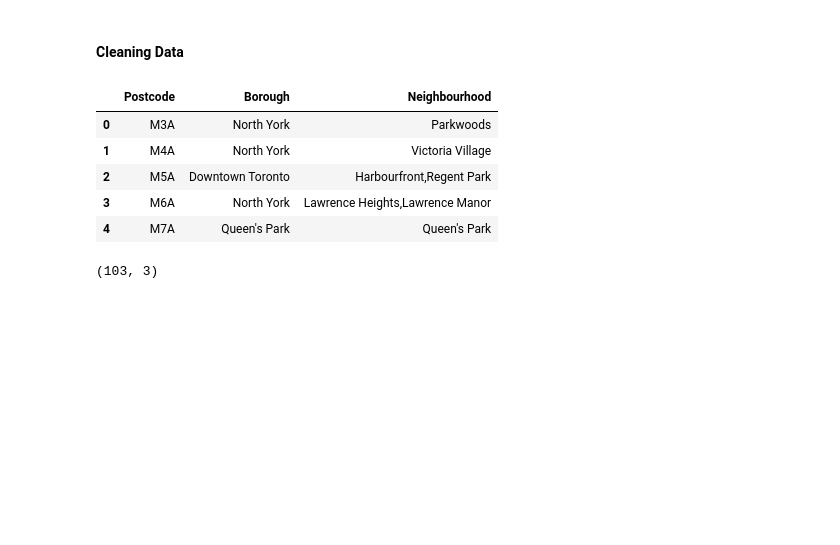
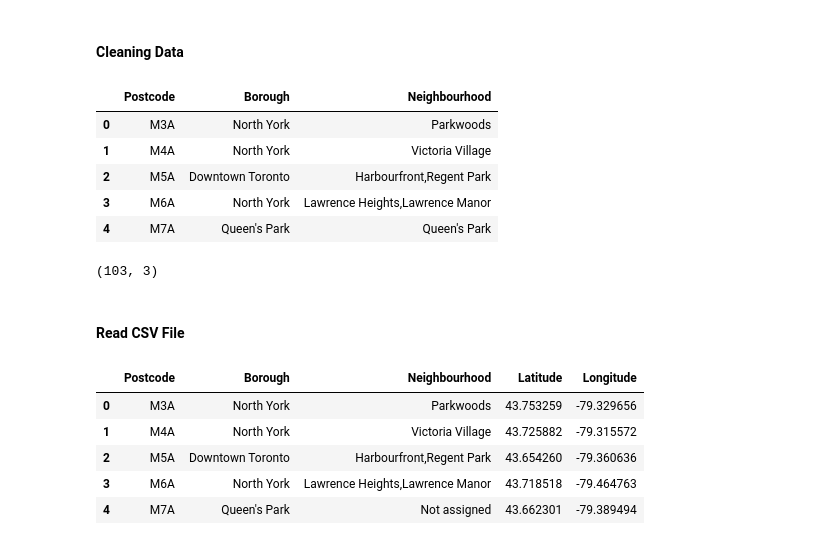
Before and after one commit to skhiearth/Coursera-IBM-Segmenting-and-Clustering-Neighborhoods-in-Toronto, a Jupyter notebook: Toronto Neighborhood Clustering.ipynb, the cells around one changed output. Saved outputs shown, nothing was run; the diff lists cells and outputs as text; code cells hidden in the pictures; blank space fills up the shorter version.

```diff
--- a/Toronto Neighborhood Clustering.ipynb
+++ b/Toronto Neighborhood Clustering.ipynb
@@ -106,3 +106,21 @@ df5.head()
 df5.shape
 # %% [output]
 (103, 3)
+# %% [markdown]
+#### Read CSV File
+# %%
+url = "http://cocl.us/Geospatial_data"
+df7 = pd.read_csv(url)
+
+df7.rename(columns={'Postal Code': 'Postcode'}, inplace=True)
+
+#Merge the two DFs
+df8 = pd.merge(df6, df7, on='Postcode')
+df8.head()
+# %% [output]
+|  | Postcode | Borough | Neighbourhood | Latitude | Longitude |
+| 0 | M3A | North York | Parkwoods | 43.753259 | -79.329656 |
+| 1 | M4A | North York | Victoria Village | 43.725882 | -79.315572 |
+| 2 | M5A | Downtown Toronto | Harbourfront,Regent Park | 43.654260 | -79.360636 |
+| 3 | M6A | North York | Lawrence Heights,Lawrence Manor | 43.718518 | -79.464763 |
+| 4 | M7A | Queen's Park | Not assigned | 43.662301 | -79.389494 |
```
Also changed, not shown: parts of 5 cells of this notebook.
